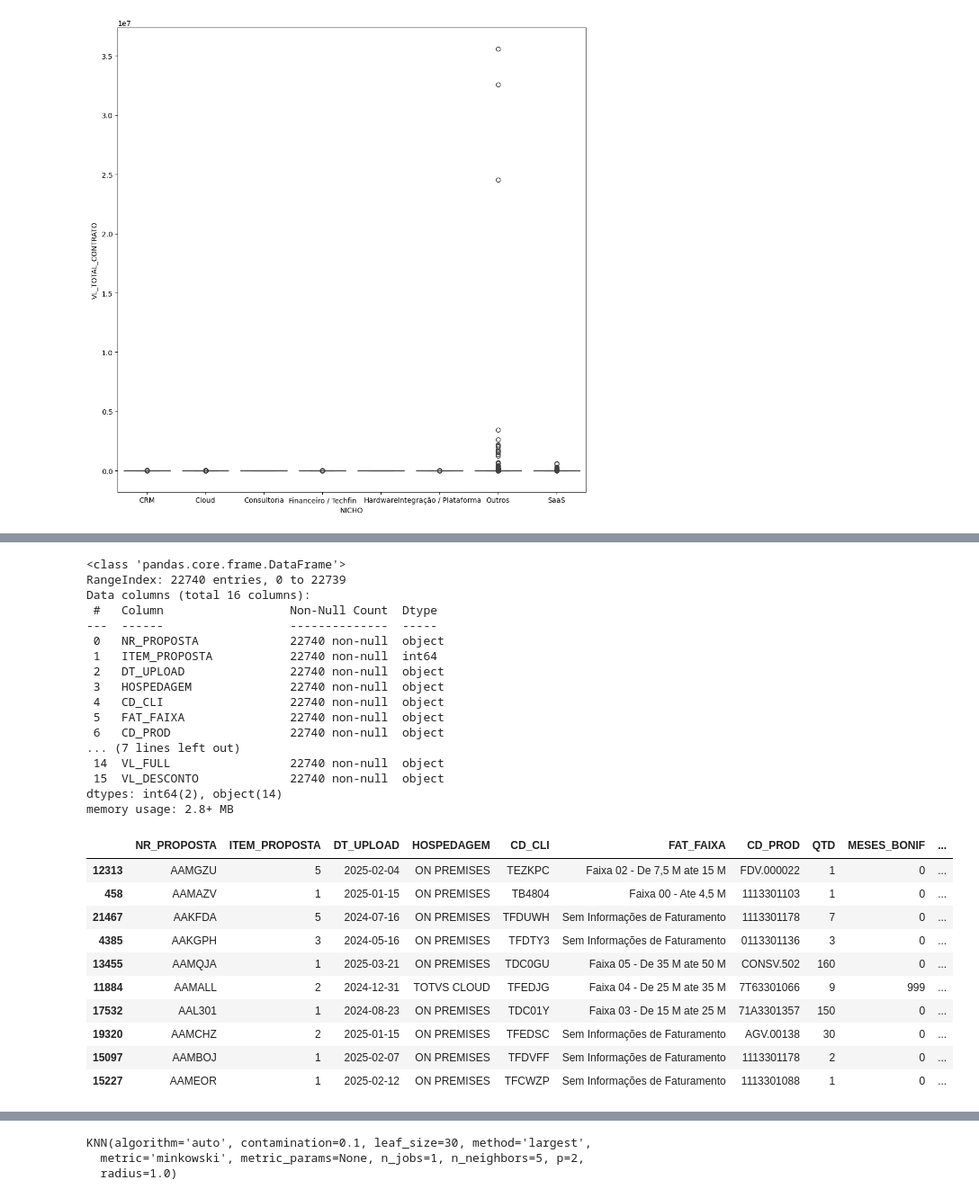
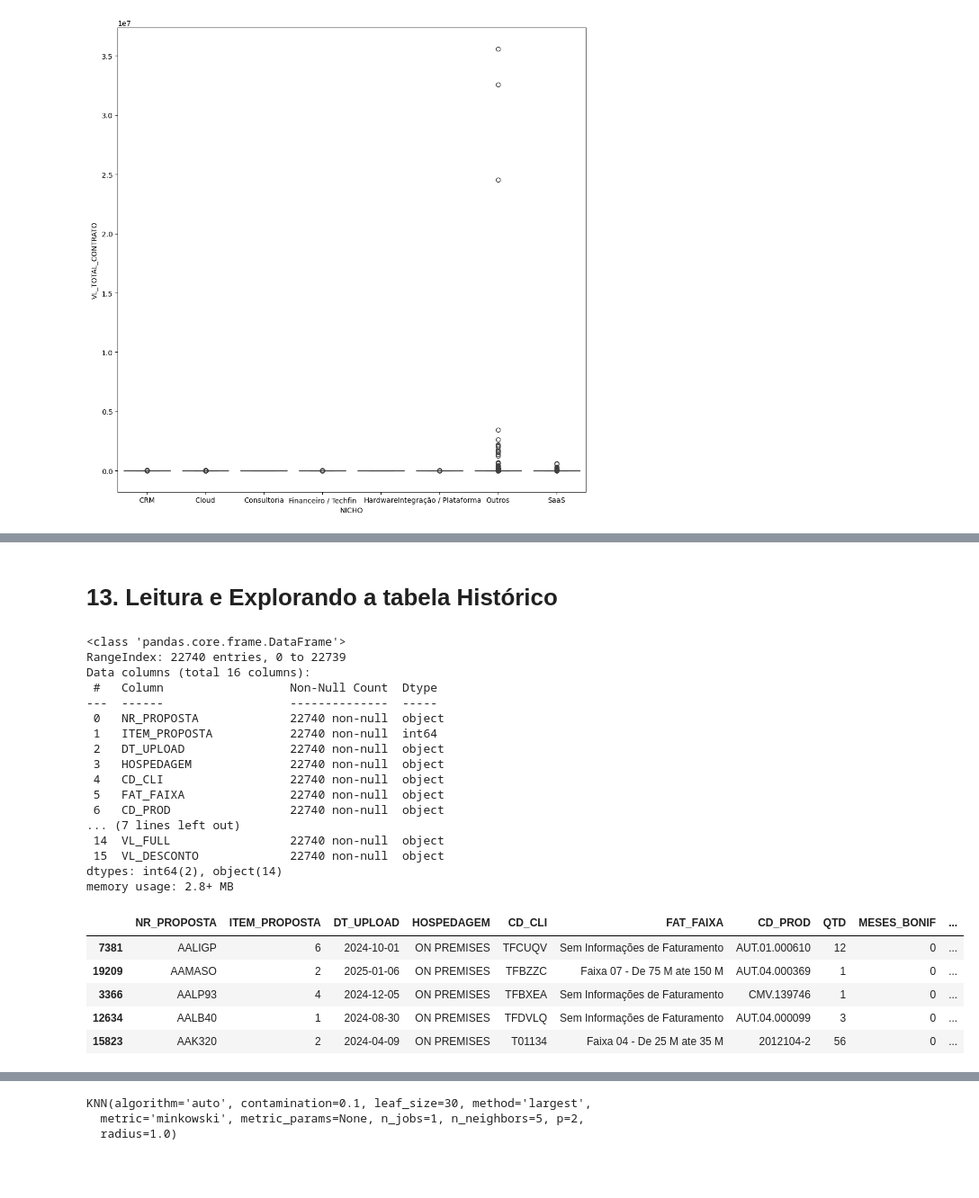
Before and after one commit to bonett1/E-Commerce-Analysis, a Jupyter notebook: totvs_notebook.ipynb, the cells around one changed output, grey strips where cells are left out. Shown at 90% size. Saved outputs shown, nothing was run; the diff lists cells and outputs as text; code cells hidden in the pictures; blank space fills up the shorter version.

```diff
--- a/totvs_notebook.ipynb
+++ b/totvs_notebook.ipynb
@@ -331,34 +332,31 @@ See the caveats in the documentation: https://pandas.pydata.org/pandas-docs/stab
+# %% [markdown]
+# 13. Leitura e Explorando a tabela Histórico
 # %%
-#importando tabela histórico
+# Importando tabela histórico
 df_historico = pd.read_csv(r"src/historico.csv", sep=';')  # Leitura do arquivo CSV de histórico
 df_historico.info()  # Exibe informações gerais sobre o DataFrame
-df_historico.sample(10) #Exibindo tabela histórico
+df_historico.sample(5) #Exibindo tabela histórico
 # %% [output]
 <class 'pandas.core.frame.DataFrame'>
 RangeIndex: 22740 entries, 0 to 22739
 Data columns (total 16 columns):
  #   Column                  Non-Null Count  Dtype
 ---  ------                  --------------  -----
  0   NR_PROPOSTA             22740 non-null  object
  1   ITEM_PROPOSTA           22740 non-null  int64
  2   DT_UPLOAD               22740 non-null  object
  3   HOSPEDAGEM              22740 non-null  object
  4   CD_CLI                  22740 non-null  object
  5   FAT_FAIXA               22740 non-null  object
  6   CD_PROD                 22740 non-null  object
 ... (7 lines left out)
  14  VL_FULL                 22740 non-null  object
  15  VL_DESCONTO             22740 non-null  object
 dtypes: int64(2), object(14)
 memory usage: 2.8+ MB
 |  | NR_PROPOSTA | ITEM_PROPOSTA | DT_UPLOAD | HOSPEDAGEM | CD_CLI | FAT_FAIXA | CD_PROD | QTD | MESES_BONIF | ... |
-| 12313 | AAMGZU | 5 | 2025-02-04 | ON PREMISES | TEZKPC | Faixa 02 - De 7,5 M ate 15 M | FDV.000022 | 1 | 0 | ... |
-| 458 | AAMAZV | 1 | 2025-01-15 | ON PREMISES | TB4804 | Faixa 00 - Ate 4,5 M | 1113301103 | 1 | 0 | ... |
-| 21467 | AAKFDA | 5 | 2024-07-16 | ON PREMISES | TFDUWH | Sem Informações de Faturamento | 1113301178 | 7 | 0 | ... |
-| 4385 | AAKGPH | 3 | 2024-05-16 | ON PREMISES | TFDTY3 | Sem Informações de Faturamento | 0113301136 | 3 | 0 | ... |
-| 13455 | AAMQJA | 1 | 2025-03-21 | ON PREMISES | TDC0GU | Faixa 05 - De 35 M ate 50 M | CONSV.502 | 160 | 0 | ... |
-| 11884 | AAMALL | 2 | 2024-12-31 | TOTVS CLOUD | TFEDJG | Faixa 04 - De 25 M ate 35 M | 7T63301066 | 9 | 999 | ... |
-| 17532 | AAL301 | 1 | 2024-08-23 | ON PREMISES | TDC01Y | Faixa 03 - De 15 M ate 25 M | 71A3301357 | 150 | 0 | ... |
-| 19320 | AAMCHZ | 2 | 2025-01-15 | ON PREMISES | TFEDSC | Sem Informações de Faturamento | AGV.00138 | 30 | 0 | ... |
-| 15097 | AAMBOJ | 1 | 2025-02-07 | ON PREMISES | TFDVFF | Sem Informações de Faturamento | 1113301178 | 2 | 0 | ... |
-| 15227 | AAMEOR | 1 | 2025-02-12 | ON PREMISES | TFCWZP | Sem Informações de Faturamento | 1113301088 | 1 | 0 | ... |
+| 7381 | AALIGP | 6 | 2024-10-01 | ON PREMISES | TFCUQV | Sem Informações de Faturamento | AUT.01.000610 | 12 | 0 | ... |
+| 19209 | AAMASO | 2 | 2025-01-06 | ON PREMISES | TFBZZC | Faixa 07 - De 75 M ate 150 M | AUT.04.000369 | 1 | 0 | ... |
+| 3366 | AALP93 | 4 | 2024-12-05 | ON PREMISES | TFBXEA | Sem Informações de Faturamento | CMV.139746 | 1 | 0 | ... |
+| 12634 | AALB40 | 1 | 2024-08-30 | ON PREMISES | TFDVLQ | Sem Informações de Faturamento | AUT.04.000099 | 3 | 0 | ... |
+| 15823 | AAK320 | 2 | 2024-04-09 | ON PREMISES | T01134 | Faixa 04 - De 25 M ate 35 M | 2012104-2 | 56 | 0 | ... |
```
Also changed, not shown: parts of 36 cells of this notebook.
